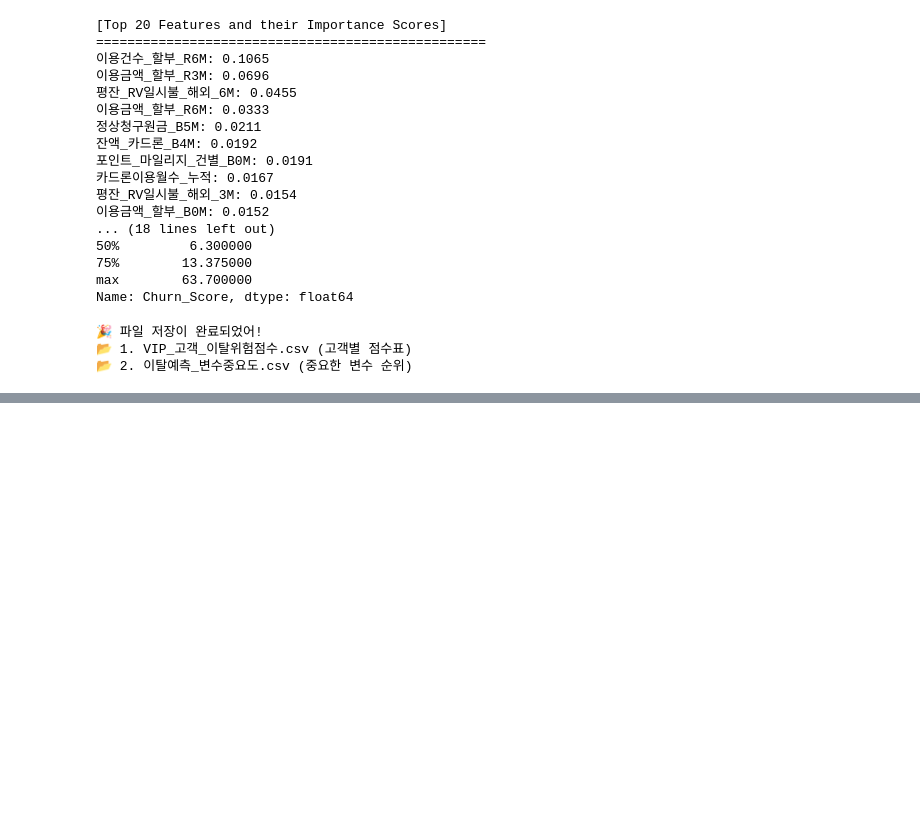
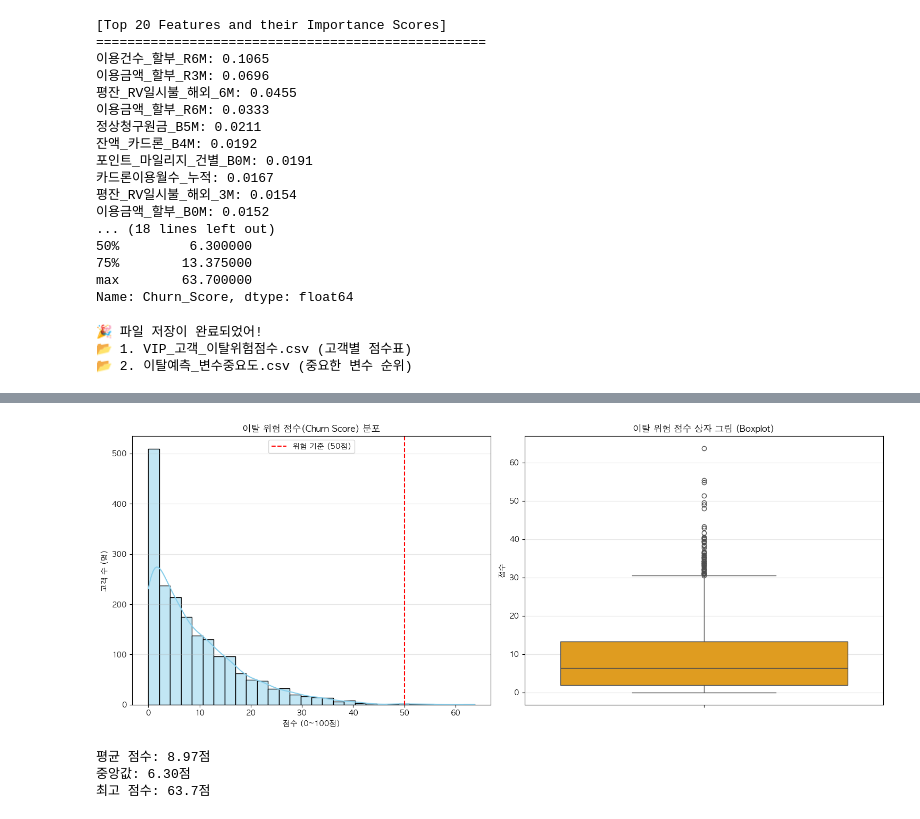
Before and after one commit to Vegetuna/OpenMarket, a Jupyter notebook: koo_s/VIP.shap.ipynb, the cells around one changed output, grey strips where cells are left out. Cells and saved outputs as stored; diff of their text form; code cells hidden in the pictures; blank space fills up the shorter version.

```diff
--- a/koo_s/VIP.shap.ipynb
+++ b/koo_s/VIP.shap.ipynb
@@ -205,0 +241,50 @@ print("📂 2. 이탈예측_변수중요도.csv (중요한 변수 순위)")
+# %%
+import matplotlib.pyplot as plt
+import seaborn as sns
+import matplotlib.font_manager as fm
+
+# -------------------------------------------------------
+# 1. 한글 폰트 설정 (깨짐 방지)
+# -------------------------------------------------------
+# Windows는 'Malgun Gothic', Mac은 'AppleGothic' 사용
+plt.rcParams['font.family'] = 'AppleGothic'
+plt.rcParams['axes.unicode_minus'] = False
+
+# -------------------------------------------------------
+# 2. 그래프 그리기
+# -------------------------------------------------------
+plt.figure(figsize=(15, 6))
+
+# (1) 히스토그램 (전체적인 모양 보기)
+plt.subplot(1, 2, 1)
+sns.histplot(df_final['Churn_Score'], bins=30, kde=True, color='skyblue')
+plt.title('이탈 위험 점수(Churn Score) 분포')
+plt.xlabel('점수 (0~100점)')
+plt.ylabel('고객 수 (명)')
+plt.grid(axis='y', alpha=0.3)
+
+# 기준선 표시 (예: 50점)
+plt.axvline(50, color='red', linestyle='--', label='위험 기준 (50점)')
+plt.legend()
+
+# (2) 상자 그림 (이상치 및 쏠림 확인)
+plt.subplot(1, 2, 2)
+sns.boxplot(y=df_final['Churn_Score'], color='orange')
+plt.title('이탈 위험 점수 상자 그림 (Boxplot)')
+plt.ylabel('점수')
+plt.grid(axis='y', alpha=0.3)
+
+plt.tight_layout()
+plt.show()
+
+# -------------------------------------------------------
+# 3. 통계 수치로도 확인하기
+# -------------------------------------------------------
+print(f"평균 점수: {df_final['Churn_Score'].mean():.2f}점")
+print(f"중앙값: {df_final['Churn_Score'].median():.2f}점")
+print(f"최고 점수: {df_final['Churn_Score'].max()}점")
+# %% [output]
+[figure, added]
+평균 점수: 8.97점
+중앙값: 6.30점
+최고 점수: 63.7점
```
Also changed, not shown: parts of 14 cells of this notebook, 2 other files.
